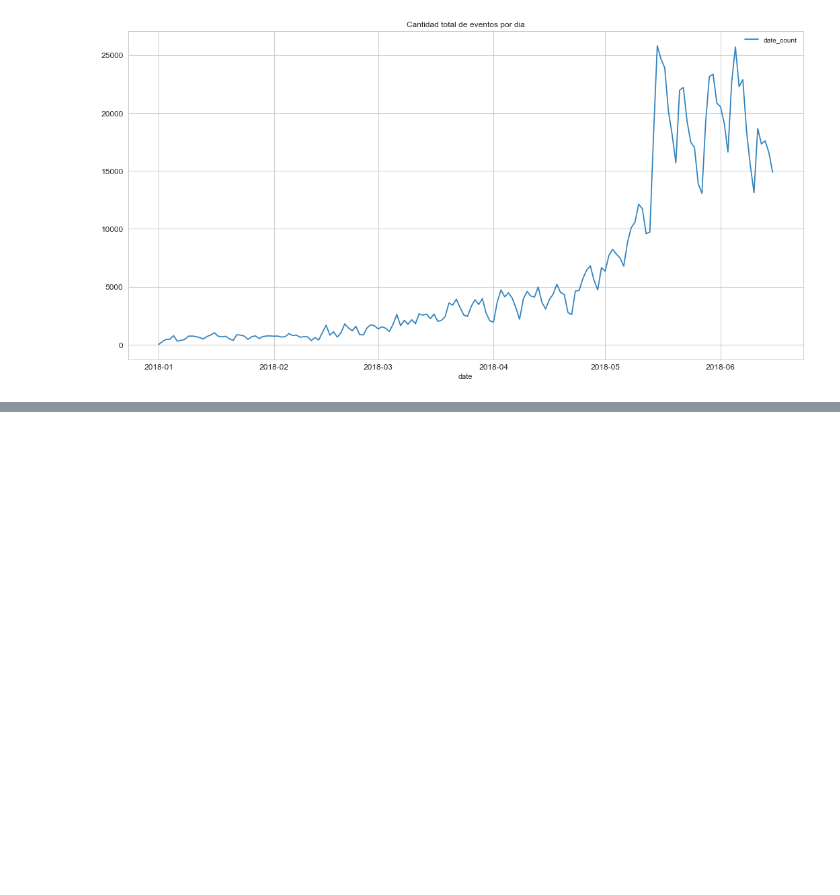
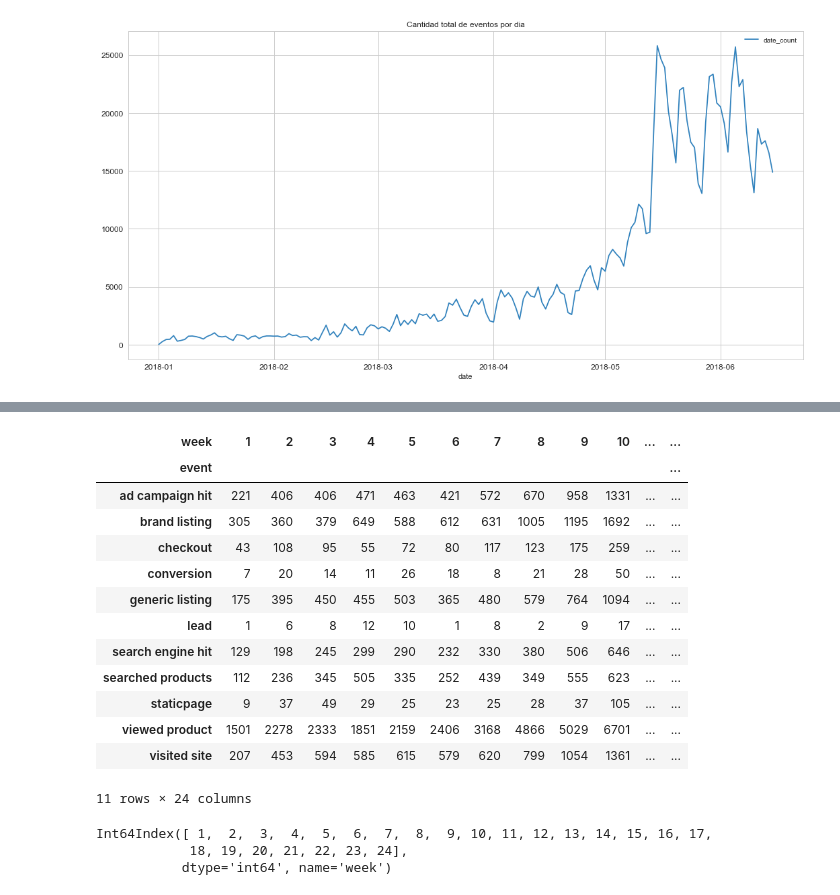
Before and after one commit to jowisaidman/tp1_analisis_exploratorio, a Jupyter notebook: Notebooks/Mateo/date.ipynb, the cells around one changed output, grey strips where cells are left out. Saved outputs shown, nothing was run; the diff lists cells and outputs as text; code cells hidden in the pictures; blank space fills up the shorter version.

```diff
--- a/Notebooks/Mateo/date.ipynb
+++ b/Notebooks/Mateo/date.ipynb
@@ -232,0 +249,27 @@ graph = per_date.plot(figsize=(18,9),fontsize=12,colormap='tab20c')
+# %%
+#por semana
+events['week'] = events.index.weekofyear
+per_event_and_week = events.groupby(['event','week']).agg({'week':'count'}).unstack(fill_value=0)
+per_event_and_week.columns = per_event_and_week.columns.droplevel(0)
+per_event_and_week
+# %% [output]
+| week | 1 | 2 | 3 | 4 | 5 | 6 | 7 | 8 | 9 | 10 | ... | ... |
+| event |  |  |  |  |  |  |  |  |  |  |  | ... |
+| ad campaign hit | 221 | 406 | 406 | 471 | 463 | 421 | 572 | 670 | 958 | 1331 | ... | ... |
+| brand listing | 305 | 360 | 379 | 649 | 588 | 612 | 631 | 1005 | 1195 | 1692 | ... | ... |
+| checkout | 43 | 108 | 95 | 55 | 72 | 80 | 117 | 123 | 175 | 259 | ... | ... |
+| conversion | 7 | 20 | 14 | 11 | 26 | 18 | 8 | 21 | 28 | 50 | ... | ... |
+| generic listing | 175 | 395 | 450 | 455 | 503 | 365 | 480 | 579 | 764 | 1094 | ... | ... |
+| lead | 1 | 6 | 8 | 12 | 10 | 1 | 8 | 2 | 9 | 17 | ... | ... |
+| search engine hit | 129 | 198 | 245 | 299 | 290 | 232 | 330 | 380 | 506 | 646 | ... | ... |
+| searched products | 112 | 236 | 345 | 505 | 335 | 252 | 439 | 349 | 555 | 623 | ... | ... |
+| staticpage | 9 | 37 | 49 | 29 | 25 | 23 | 25 | 28 | 37 | 105 | ... | ... |
+| viewed product | 1501 | 2278 | 2333 | 1851 | 2159 | 2406 | 3168 | 4866 | 5029 | 6701 | ... | ... |
+| visited site | 207 | 453 | 594 | 585 | 615 | 579 | 620 | 799 | 1054 | 1361 | ... | ... |
+11 rows × 24 columns
+# %%
+per_event_and_week.columns
+# %% [output]
+Int64Index([ 1,  2,  3,  4,  5,  6,  7,  8,  9, 10, 11, 12, 13, 14, 15, 16, 17,
+            18, 19, 20, 21, 22, 23, 24],
+           dtype='int64', name='week')
```
Also changed, not shown: parts of 5 cells of this notebook.
